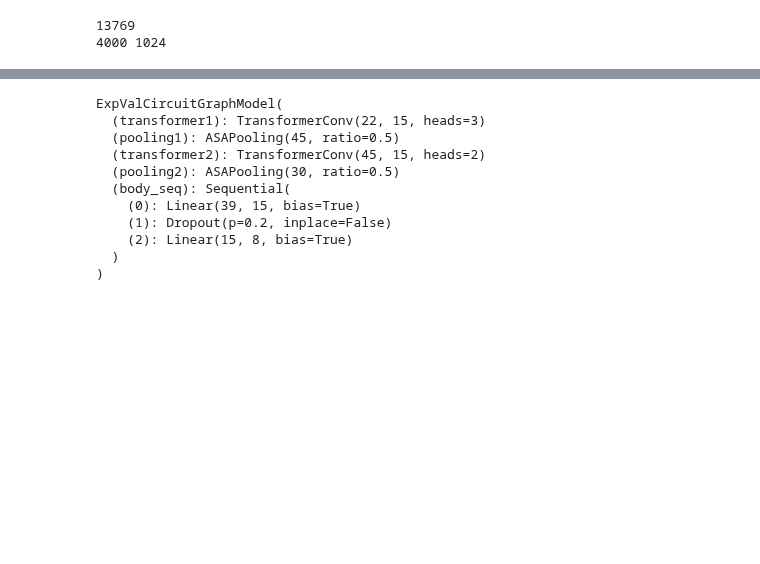
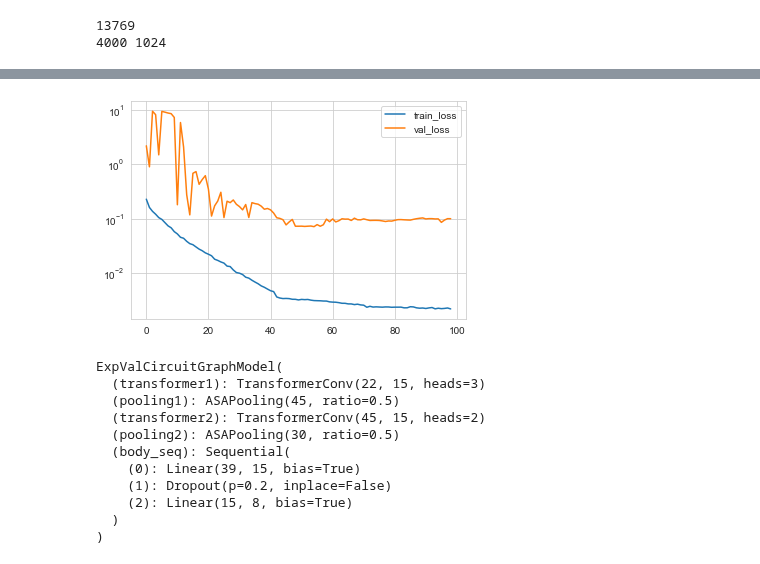
Before and after one commit to qiskit-community/ml-qem, a Jupyter notebook: docs/tutorials/h04_tiling.ipynb, the cells around one changed output, grey strips where cells are left out. Saved outputs shown, nothing was run; the diff lists cells and outputs as text; code cells hidden in the pictures; blank space fills up the shorter version.

```diff
--- a/docs/tutorials/h04_tiling.ipynb
+++ b/docs/tutorials/h04_tiling.ipynb
@@ -201,10 +202,14 @@ Epoch 00043: reducing learning rate of group 0 to 1.0000e-04.
 # %%
+plt.style.use({'figure.facecolor':'white'})
+
 plt.plot(train_losses, label="train_loss")
 plt.plot(val_losses, label="val_loss")
 plt.yscale('log')
 
 plt.legend()
 plt.show()
+# %% [output]
+[figure, added]
 # %%
 model_path = './model/tiling/circ_cut.pth'
 # %%
```
Also changed, not shown: parts of 4 cells of this notebook, 2 other files.
